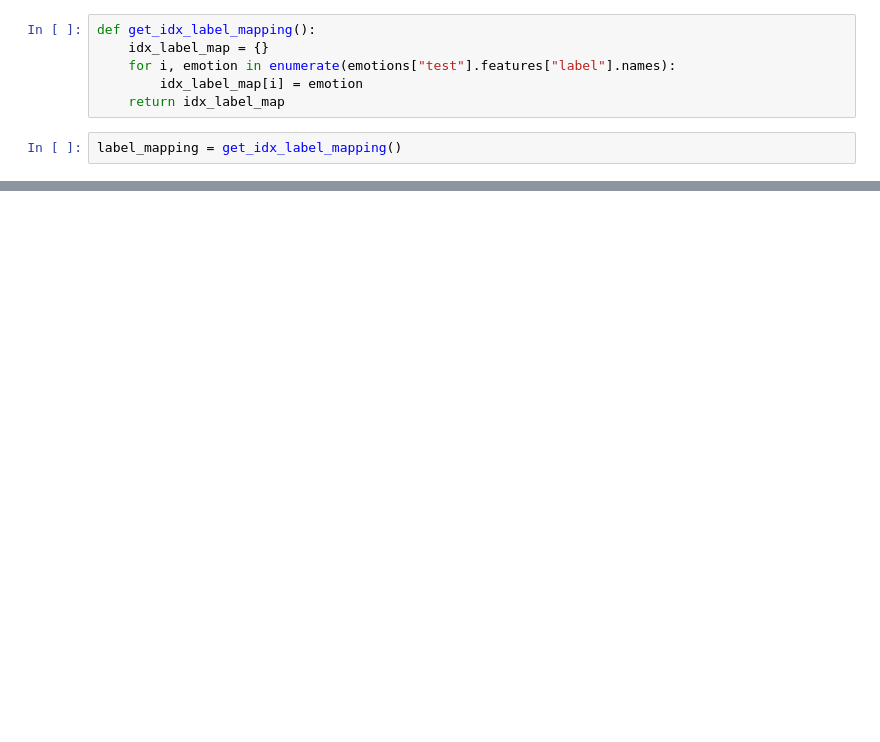
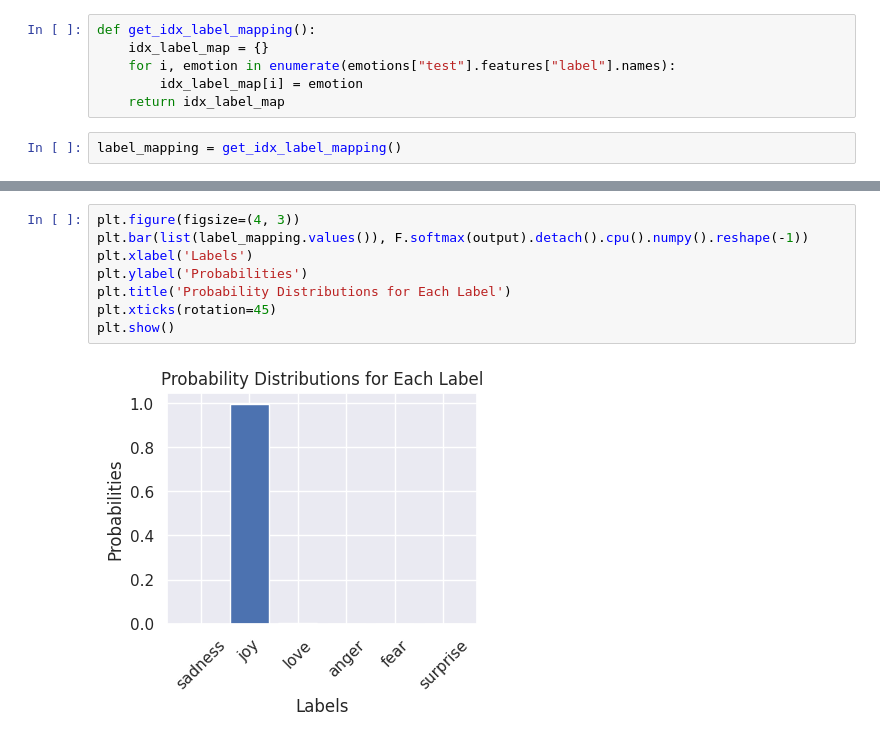
Before and after one commit to Tilak1114/emotion_transformer_scratch, a Jupyter notebook: emotion_notebook.ipynb, the cells around one changed output, grey strips where cells are left out. Saved outputs shown, nothing was run; the diff lists cells and outputs as text; blank space fills up the shorter version.

```diff
--- a/emotion_notebook.ipynb
+++ b/emotion_notebook.ipynb
@@ -582,0 +615,10 @@ tensor(3) {0: 'sadness', 1: 'joy', 2: 'love', 3: 'anger', 4: 'fear', 5: 'surpris
+# %%
+plt.figure(figsize=(4, 3))
+plt.bar(list(label_mapping.values()), F.softmax(output).detach().cpu().numpy().reshape(-1))
+plt.xlabel('Labels')
+plt.ylabel('Probabilities')
+plt.title('Probability Distributions for Each Label')
+plt.xticks(rotation=45)
+plt.show()
+# %% [output]
+[figure, added]
```
Also changed, not shown: parts of 20 cells of this notebook.
